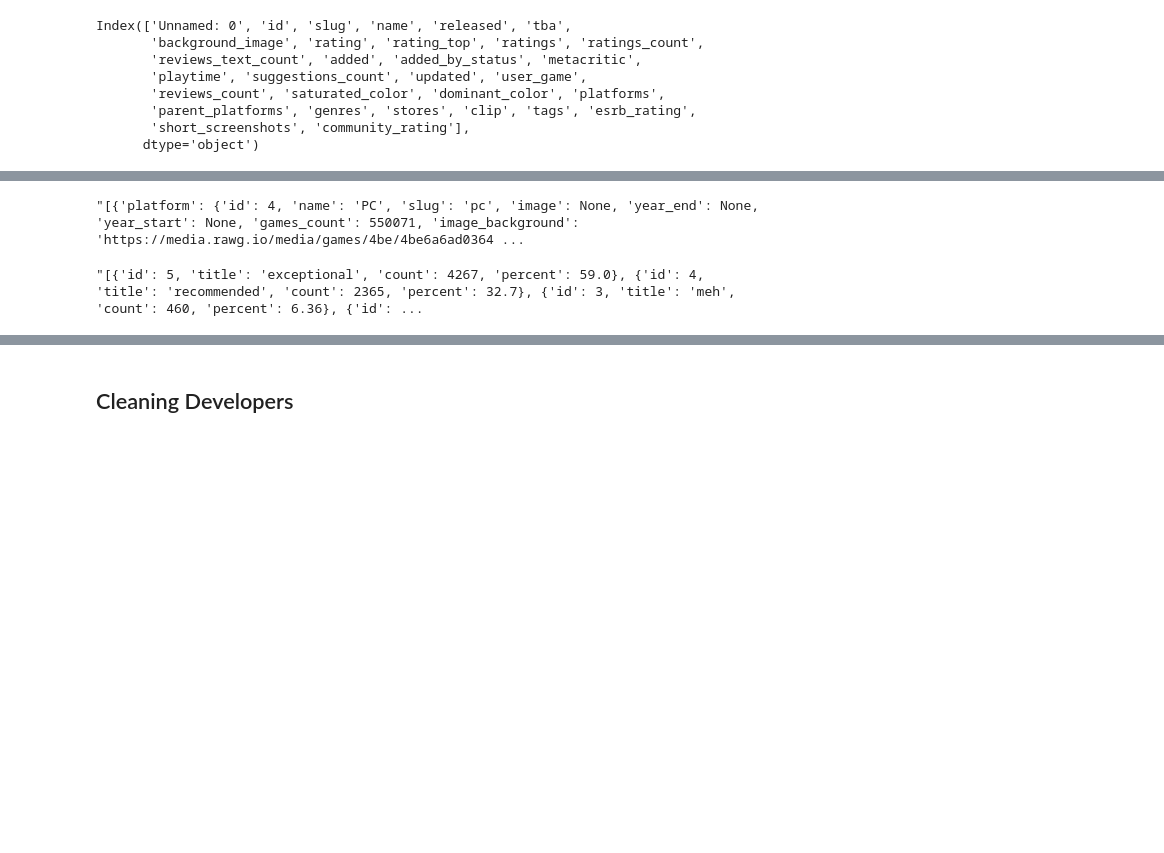
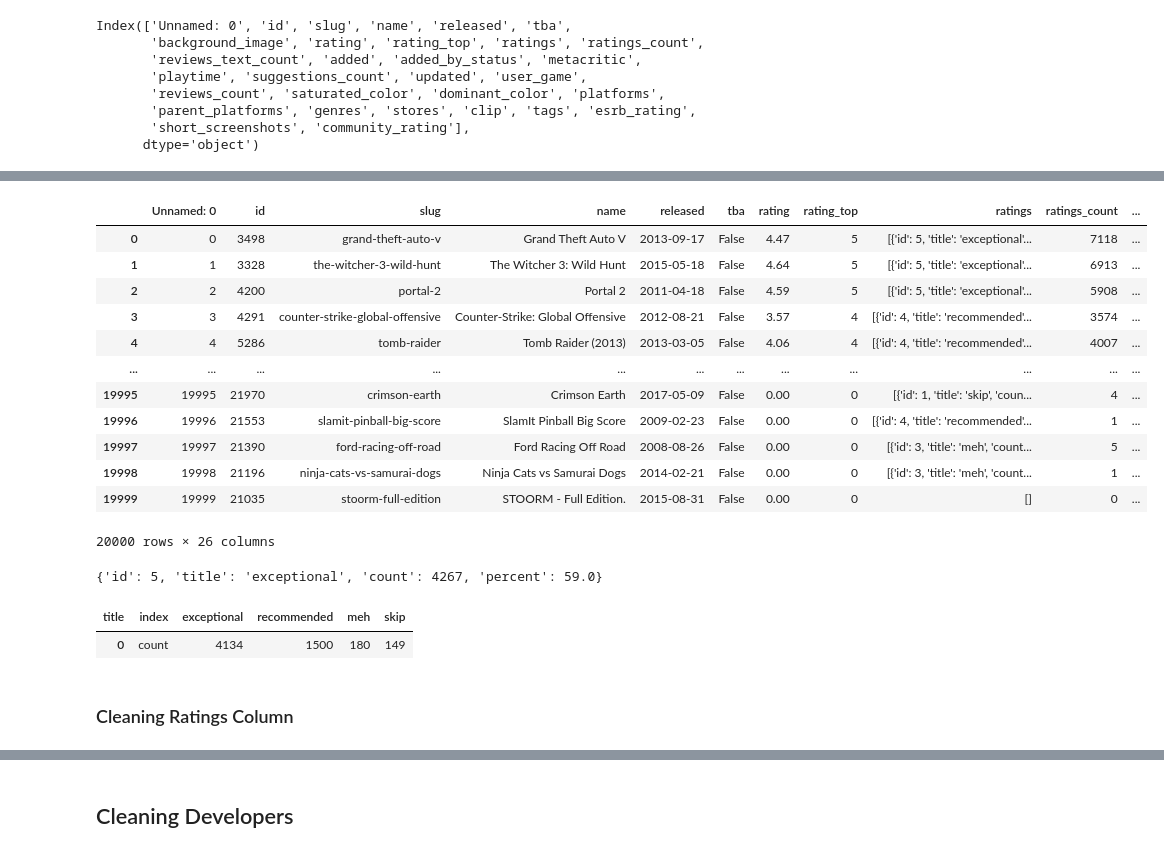
Before and after one commit to GetGubbz/Video-Game-Capstone, a Jupyter notebook: notebooks/RAWG_Data_Exploration.ipynb, the cells around one changed output, grey strips where cells are left out. Drawn from its saved outputs; the diff is of its cells as text; code cells hidden in the pictures; blank space fills up the shorter version.

Commit message:
Nearly done cleaning columns for predictors

```diff
--- a/notebooks/RAWG_Data_Exploration.ipynb
+++ b/notebooks/RAWG_Data_Exploration.ipynb
@@ -28,8 +28,6 @@ games
 | 19999 | 19999 | 21035 | stoorm-full-edition | STOORM - Full Edition. | 2015-08-31 | False | https://media.rawg.io/media/scree... | 0.00 | 0 | ... |
 20000 rows × 31 columns
 # %%
-def remove_string(s):
-    if re.search(r'\[.*?\]', s):
-        list_str = re.search(r'\[.*?\]', s).group()
+def remove_string(list_str):
         extracted_list = ast.literal_eval(list_str)
         return extracted_list
@@ -69,4 +43,6 @@ Index(['Unnamed: 0', 'id', 'slug', 'name', 'released', 'tba',
        'short_screenshots', 'community_rating'],
       dtype='object')
 # %%
-games = games.drop(columns = ['background_image', 'saturated_color', 'dominant_color', 'short_screenshots'])
+games = games.drop(columns = ['background_image', 'saturated_color', 'dominant_color', 'short_screenshots', 'clip'])
+games['ratings'] = games['ratings'].apply(remove_string)
+games.head(2)
@@ -73,8 +54,16 @@ games = games.drop(columns = ['background_image', 'saturated_color', 'dominant_c
-# %%
-games['platforms'][0]
-# %% [output]
-"[{'platform': {'id': 4, 'name': 'PC', 'slug': 'pc', 'image': None, 'year_end': None, 'year_start': None, 'games_count': 550071, 'image_background': 'https://media.rawg.io/media/games/4be/4be6a6ad0364 ...
-# %%
-games['ratings'][0]
-# %% [output]
-"[{'id': 5, 'title': 'exceptional', 'count': 4267, 'percent': 59.0}, {'id': 4, 'title': 'recommended', 'count': 2365, 'percent': 32.7}, {'id': 3, 'title': 'meh', 'count': 460, 'percent': 6.36}, {'id': ...
+# %%
+games
+# %% [output]
+|  | Unnamed: 0 | id | slug | name | released | tba | rating | rating_top | ratings | ratings_count | ... |
+| 0 | 0 | 3498 | grand-theft-auto-v | Grand Theft Auto V | 2013-09-17 | False | 4.47 | 5 | [{'id': 5, 'title': 'exceptional'... | 7118 | ... |
+| 1 | 1 | 3328 | the-witcher-3-wild-hunt | The Witcher 3: Wild Hunt | 2015-05-18 | False | 4.64 | 5 | [{'id': 5, 'title': 'exceptional'... | 6913 | ... |
+| 2 | 2 | 4200 | portal-2 | Portal 2 | 2011-04-18 | False | 4.59 | 5 | [{'id': 5, 'title': 'exceptional'... | 5908 | ... |
+| 3 | 3 | 4291 | counter-strike-global-offensive | Counter-Strike: Global Offensive | 2012-08-21 | False | 3.57 | 4 | [{'id': 4, 'title': 'recommended'... | 3574 | ... |
+| 4 | 4 | 5286 | tomb-raider | Tomb Raider (2013) | 2013-03-05 | False | 4.06 | 4 | [{'id': 4, 'title': 'recommended'... | 4007 | ... |
+| ... | ... | ... | ... | ... | ... | ... | ... | ... | ... | ... | ... |
+| 19995 | 19995 | 21970 | crimson-earth | Crimson Earth | 2017-05-09 | False | 0.00 | 0 | [{'id': 1, 'title': 'skip', 'coun... | 4 | ... |
+| 19996 | 19996 | 21553 | slamit-pinball-big-score | SlamIt Pinball Big Score | 2009-02-23 | False | 0.00 | 0 | [{'id': 4, 'title': 'recommended'... | 1 | ... |
+| 19997 | 19997 | 21390 | ford-racing-off-road | Ford Racing Off Road | 2008-08-26 | False | 0.00 | 0 | [{'id': 3, 'title': 'meh', 'count... | 5 | ... |
+| 19998 | 19998 | 21196 | ninja-cats-vs-samurai-dogs | Ninja Cats vs Samurai Dogs | 2014-02-21 | False | 0.00 | 0 | [{'id': 3, 'title': 'meh', 'count... | 1 | ... |
+| 19999 | 19999 | 21035 | stoorm-full-edition | STOORM - Full Edition. | 2015-08-31 | False | 0.00 | 0 | [] | 0 | ... |
+20000 rows × 26 columns
@@ -80,0 +74,11 @@ games['ratings'][0]
+# %%
+pd.json_normalize(games['ratings'])[0][0]
+# %% [output]
+{'id': 5, 'title': 'exceptional', 'count': 4267, 'percent': 59.0}
+# %%
+pd.json_normalize(games['ratings'][2]).set_index('title', drop=True)[['count']].T.reset_index()
+# %% [output]
+| title | index | exceptional | recommended | meh | skip |
+| 0 | count | 4134 | 1500 | 180 | 149 |
+# %% [markdown]
+<h3>Cleaning Ratings Column</h3>
```
Also changed, not shown: parts of 21 cells of this notebook.
